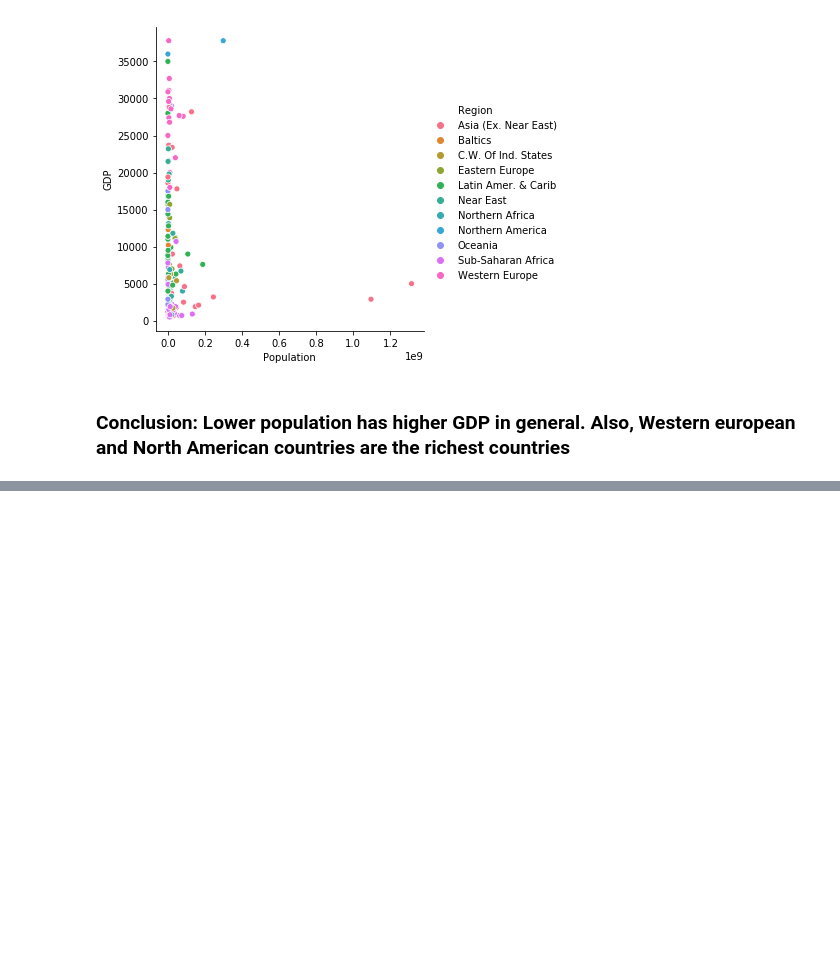
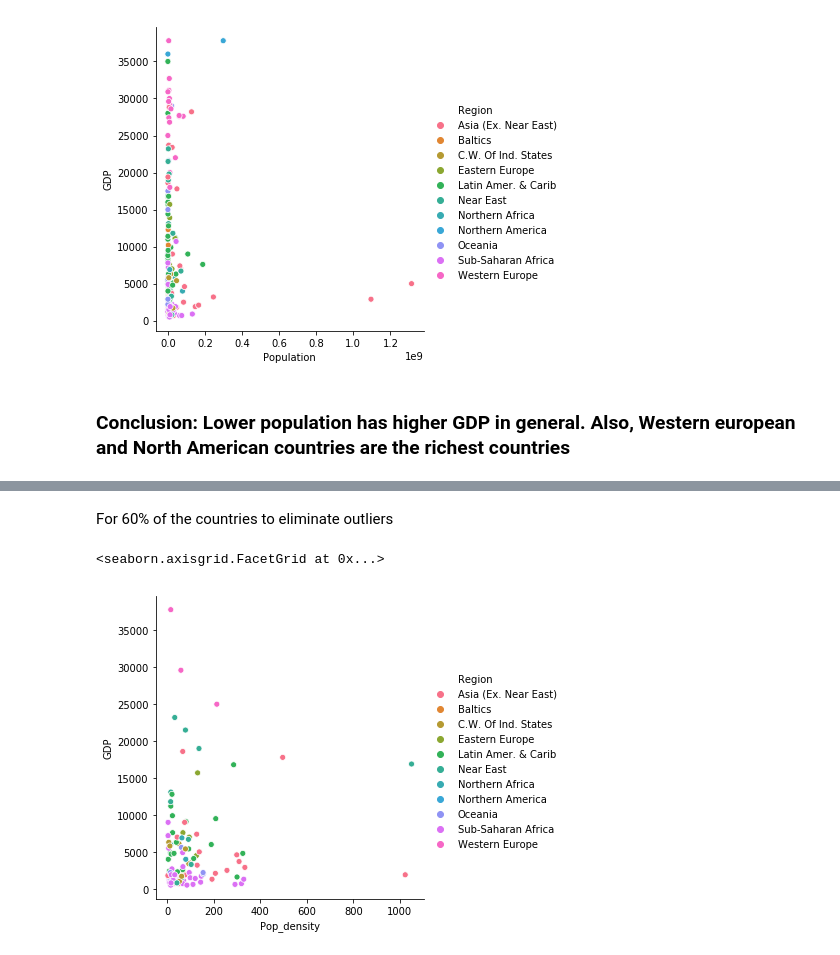
Before and after one commit to Sanaa495/data-wrangling, a Jupyter notebook: Data wrangling countries dataset/Countries-of-the-world.ipynb, the cells around one changed output, grey strips where cells are left out. Cells and saved outputs as stored; diff of their text form; code cells hidden in the pictures; blank space fills up the shorter version.

```diff
--- a/Data wrangling countries dataset/Countries-of-the-world.ipynb
+++ b/Data wrangling countries dataset/Countries-of-the-world.ipynb
@@ -388,0 +401,7 @@ sns.relplot(x='Population',y='GDP', data=data_copy.dropna(), hue='Region')
+# %% [markdown]
+For 60% of the countries to eliminate outliers
+# %%
+sns.relplot(x='Pop_density',y='GDP', data=data_copy[data_copy[i]<data_copy[i].quantile(0.60)].dropna(), hue='Region')
+# %% [output]
+<seaborn.axisgrid.FacetGrid at 0x...>
+[figure, added]
```
Also changed, not shown: parts of 17 cells of this notebook.
